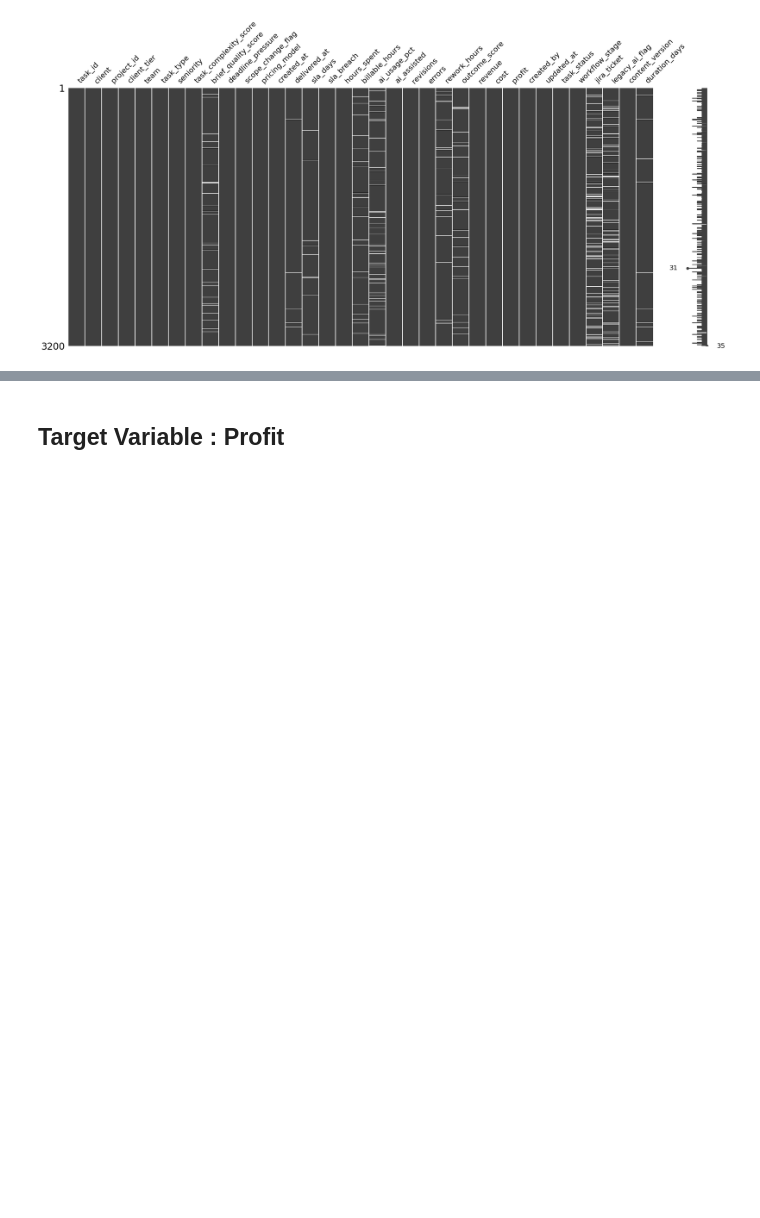
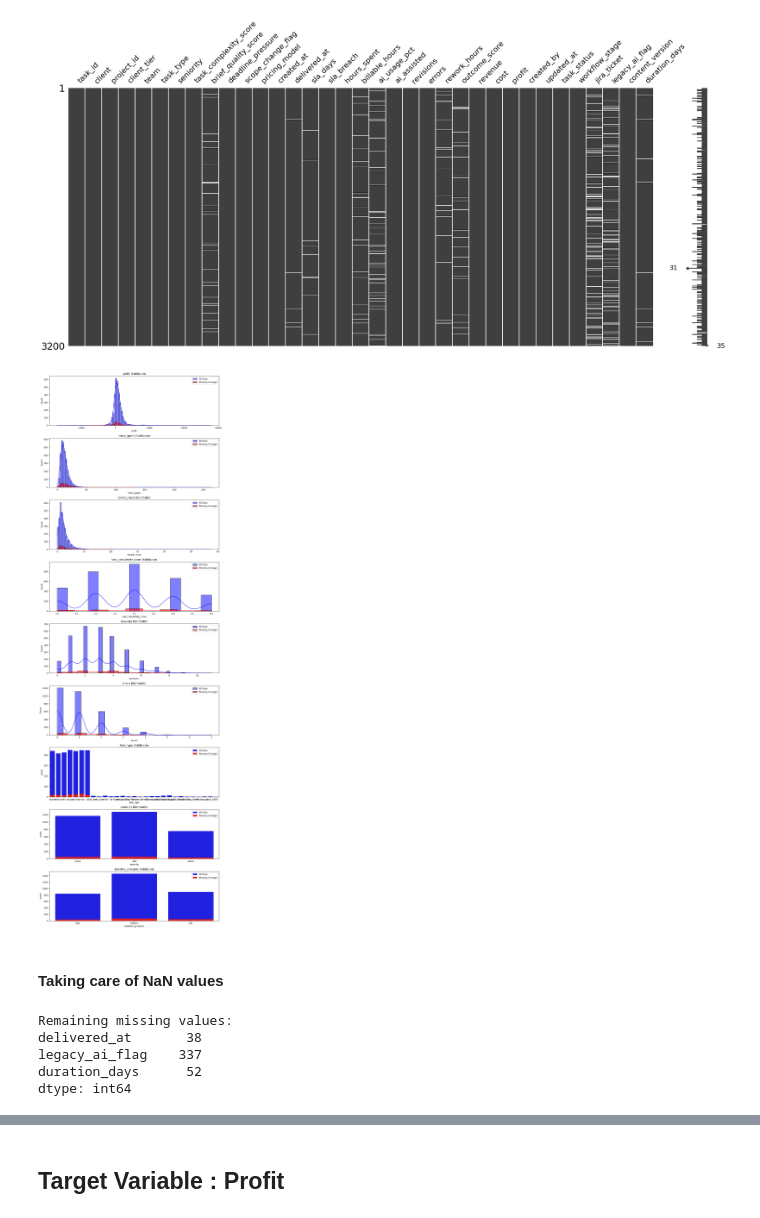
Before and after one commit to andreamammano89-maker/ML_Project_SEA_815441, a Jupyter notebook: main.ipynb, the cells around one changed output, grey strips where cells are left out. Saved outputs shown, nothing was run; the diff lists cells and outputs as text; code cells hidden in the pictures; blank space fills up the shorter version.

Commit message:
feat: add missing value handling part

```diff
--- a/main.ipynb
+++ b/main.ipynb
@@ -410,3 +403,71 @@ msno.matrix(df_productivity)
 # %% [output]
 <Axes: >
 [figure]
+# %%
+missing_ai_rows = df_productivity[df_productivity['ai_usage_pct'].isnull()]
+
+columns = [
+    'profit',
+    'hours_spent',
+    'rework_hours',
+    'task_complexity_score',
+    'revisions',
+    'errors',
+    'task_type',
+    'seniority',
+    'deadline_pressure'
+]
+
+fig, axes = plt.subplots(len(columns), 1, figsize=(12, 4 * len(columns)))
+
+for i, column in enumerate(columns):
+
+    if column in df_productivity.select_dtypes(include=['int64', 'float64']).columns:
+        sns.histplot(df_productivity[column], ax=axes[i], kde=True, color='blue', label='All Data')
+        sns.histplot(missing_ai_rows[column], ax=axes[i], kde=True, color='red', label='Missing AI Usage')
+    else:
+        sns.countplot(data=df_productivity, x=column, ax=axes[i], color='blue', label='All Data')
+        sns.countplot(data=missing_ai_rows, x=column, ax=axes[i], color='red', label='Missing AI Usage')
+
+    axes[i].set_title(f'{column} Distribution')
+    axes[i].set_xlabel(column)
+    axes[i].legend()
+
+plt.tight_layout()
+# %% [output]
+[figure, added]
+# %% [markdown]
+#### Taking care of NaN values
+# %%
+df_productivity = df_productivity.drop(columns=['jira_ticket'], errors='ignore')
+
+df_productivity['ai_usage_pct'] = df_productivity['ai_usage_pct'].fillna(
+    df_productivity['ai_usage_pct'].median())
+
+df_productivity['outcome_score'] = df_productivity['outcome_score'].fillna(
+    df_productivity['outcome_score'].median())
+
+df_productivity['brief_quality_score'] = df_productivity['brief_quality_score'].fillna(
+    df_productivity['brief_quality_score'].median())
+
+df_productivity['sla_days'] = df_productivity['sla_days'].fillna(
+    df_productivity['sla_days'].median())
+
+mask = df_productivity['billable_hours'].isna()
+df_productivity.loc[mask, 'billable_hours'] = (
+    df_productivity.loc[mask, 'hours_spent'] * 0.85)
+
+df_productivity['rework_hours'] = df_productivity['rework_hours'].fillna(
+    df_productivity['rework_hours'].median())
+
+remaining = df_productivity.isnull().sum()
+remaining = remaining[remaining > 0]
+
+print("\nRemaining missing values:")
+print(remaining)
+# %% [output]
+Remaining missing values:
+delivered_at       38
+legacy_ai_flag    337
+duration_days      52
+dtype: int64
```
Also changed, not shown: parts of 4 cells of this notebook.
